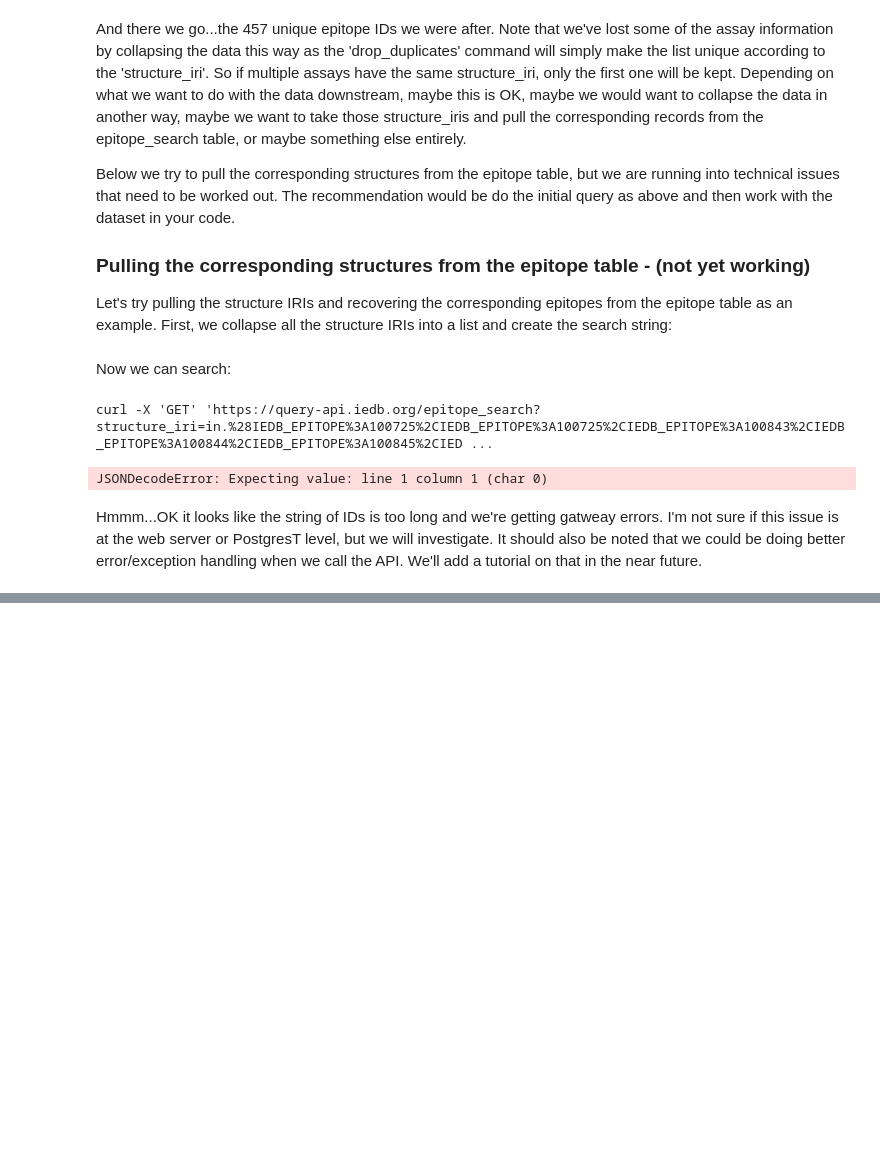
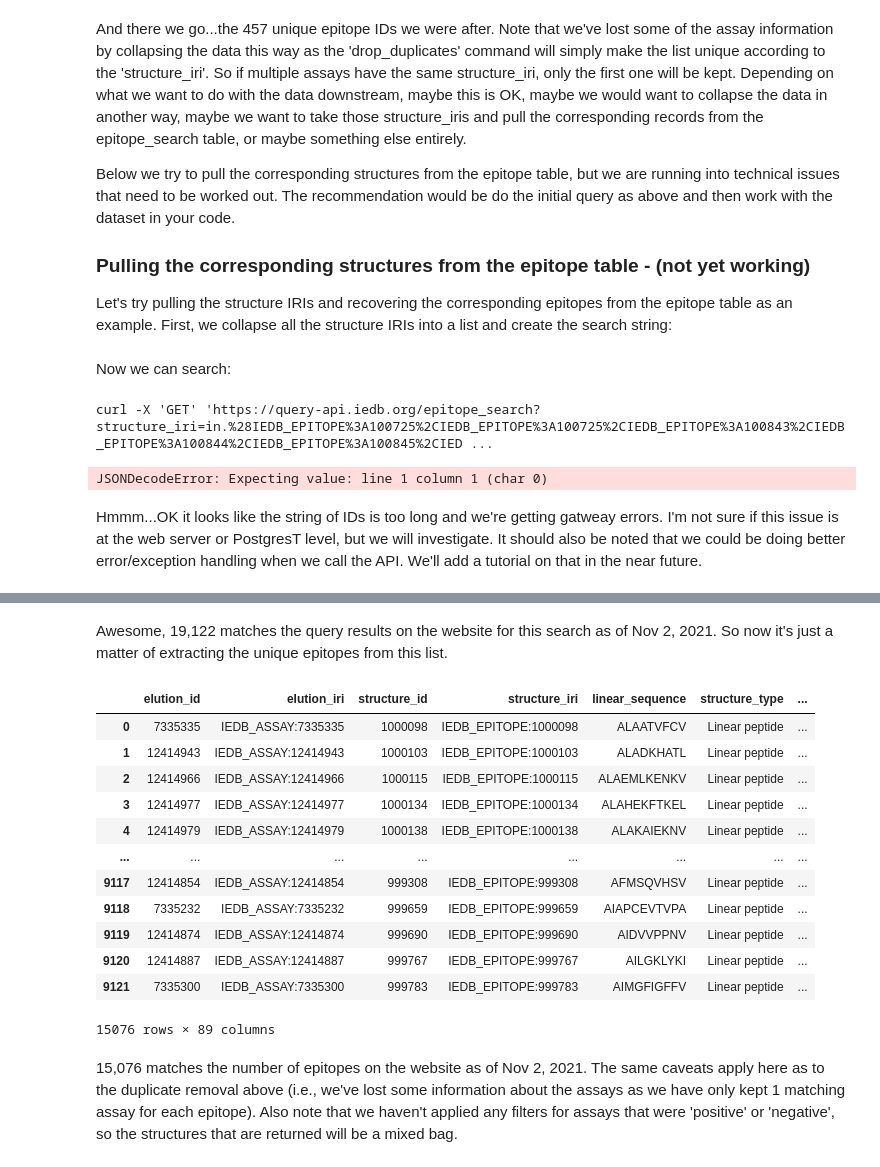
Before and after one commit to IEDB/IQ-API-use-cases, a Jupyter notebook: python/use_case_1h.ipynb, the cells around one changed output, grey strips where cells are left out. Cells and saved outputs as stored; diff of their text form; code cells hidden in the pictures; blank space fills up the shorter version.

```diff
--- a/python/use_case_1h.ipynb
+++ b/python/use_case_1h.ipynb
@@ -176,0 +246,20 @@ Hmmm...OK it looks like the string of IDs is too long and we're getting gatweay
+# %% [markdown]
+Awesome, 19,122 matches the query results on the website for this search as of Nov 2, 2021.  So now it's just a matter of extracting the unique epitopes from this list.
+# %%
+df.drop_duplicates(subset = ['structure_iri'])
+# %% [output]
+|  | elution_id | elution_iri | structure_id | structure_iri | linear_sequence | structure_type | ... |
+| 0 | 7335335 | IEDB_ASSAY:7335335 | 1000098 | IEDB_EPITOPE:1000098 | ALAATVFCV | Linear peptide | ... |
+| 1 | 12414943 | IEDB_ASSAY:12414943 | 1000103 | IEDB_EPITOPE:1000103 | ALADKHATL | Linear peptide | ... |
+| 2 | 12414966 | IEDB_ASSAY:12414966 | 1000115 | IEDB_EPITOPE:1000115 | ALAEMLKENKV | Linear peptide | ... |
+| 3 | 12414977 | IEDB_ASSAY:12414977 | 1000134 | IEDB_EPITOPE:1000134 | ALAHEKFTKEL | Linear peptide | ... |
+| 4 | 12414979 | IEDB_ASSAY:12414979 | 1000138 | IEDB_EPITOPE:1000138 | ALAKAIEKNV | Linear peptide | ... |
+| ... | ... | ... | ... | ... | ... | ... | ... |
+| 9117 | 12414854 | IEDB_ASSAY:12414854 | 999308 | IEDB_EPITOPE:999308 | AFMSQVHSV | Linear peptide | ... |
+| 9118 | 7335232 | IEDB_ASSAY:7335232 | 999659 | IEDB_EPITOPE:999659 | AIAPCEVTVPA | Linear peptide | ... |
+| 9119 | 12414874 | IEDB_ASSAY:12414874 | 999690 | IEDB_EPITOPE:999690 | AIDVVPPNV | Linear peptide | ... |
+| 9120 | 12414887 | IEDB_ASSAY:12414887 | 999767 | IEDB_EPITOPE:999767 | AILGKLYKI | Linear peptide | ... |
+| 9121 | 7335300 | IEDB_ASSAY:7335300 | 999783 | IEDB_EPITOPE:999783 | AIMGFIGFFV | Linear peptide | ... |
+15076 rows × 89 columns
+# %% [markdown]
+15,076 matches the number of epitopes on the website as of Nov 2, 2021.  The same caveats apply here as to the duplicate removal above (i.e., we've lost some information about the assays as we have only kept 1 matching assay for each epitope).  Also note that we haven't applied any filters for assays that were 'positive' or 'negative', so the structures that are returned will be a mixed bag.
```
Also changed, not shown: parts of 8 cells of this notebook, 1 other file.
